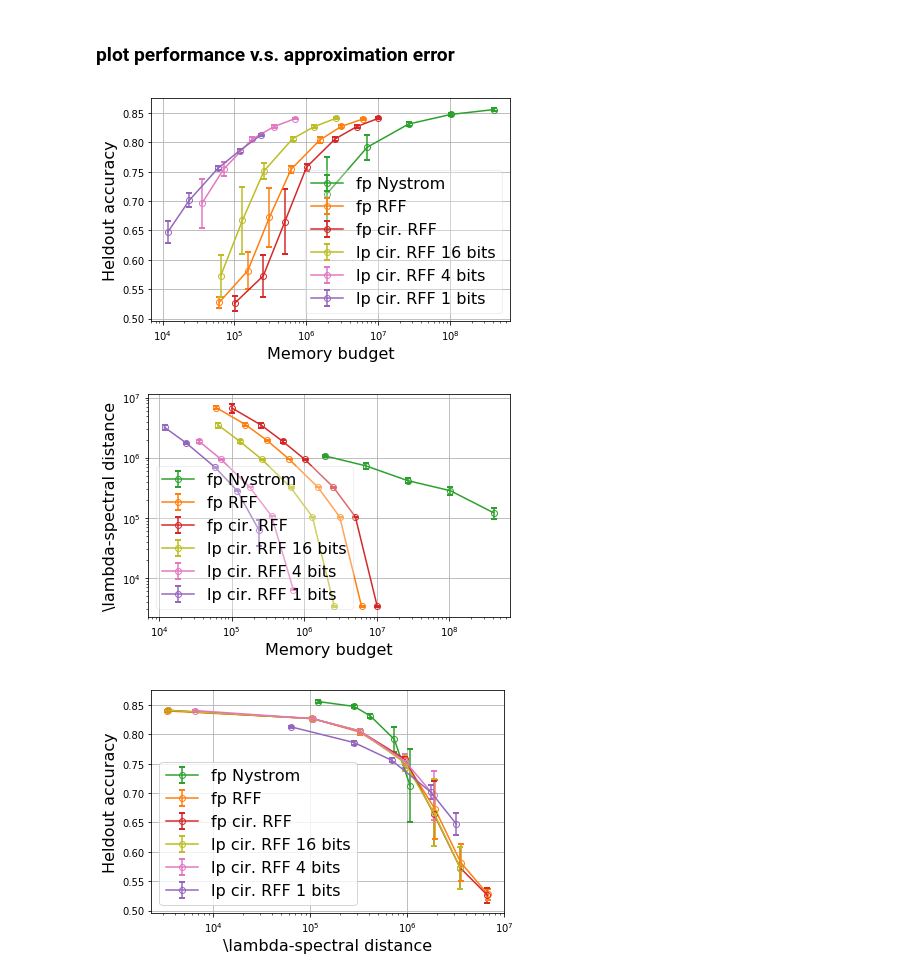
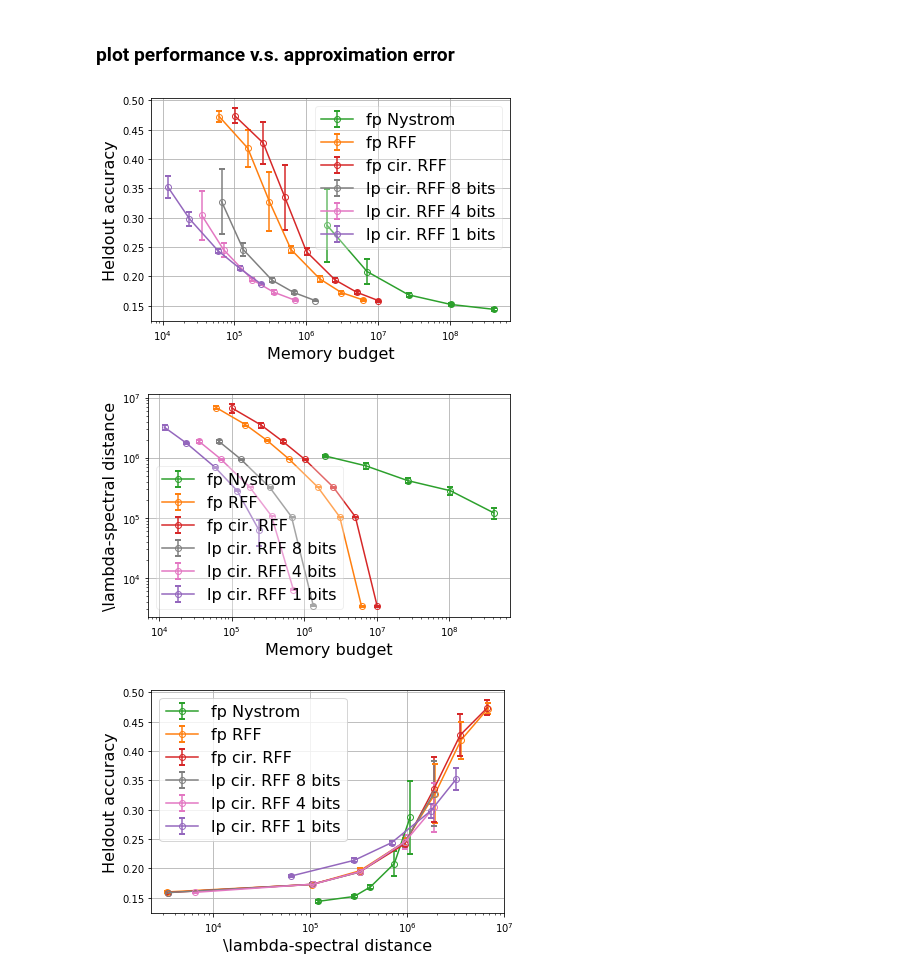
Before and after one commit to JianGoForIt/lp_rffs, a Jupyter notebook: kernel_reg/notebook/correlation-covtype-closeness-vs-kernel-approximation-error-real-setting-with-lambdastar-from-exact-kernel-with-delta-low-precision.ipynb, the cells around one changed output. Saved outputs shown, nothing was run; the diff lists cells and outputs as text; code cells hidden in the pictures.

Commit message:
finalize figure plot for swap

```diff
--- a/kernel_reg/notebook/correlation-covtype-closeness-vs-kernel-approximation-error-real-setting-with-lambdastar-from-exact-kernel-with-delta-low-precision.ipynb
+++ b/kernel_reg/notebook/correlation-covtype-closeness-vs-kernel-approximation-error-real-setting-with-lambdastar-from-exact-kernel-with-delta-low-precision.ipynb
@@ -51,7 +104,8 @@ for nbit in [64, 16, 8, 4, 2, 1]:
     f_norm_list, l2_loss_list, delta_list = \
         get_results_for_one_precision(n_rff_feat, general_folder_measurement,
                                       general_folder_performance, general_folder_delta,
-                                      folder_pattern=folder_pattern, seeds=[1,2,3,4,5], min_best=False)
+                                      folder_pattern=folder_pattern, seeds=[1,2,3,4,5],
+                                      min_best=False, y_reverse=True)
     memory_list = [rff_mem_func(x) for x in n_rff_feat]
     f_norm_dict_cir_rff[nbit] = deepcopy(f_norm_list)
     l2_loss_list_cir_rff[nbit] = deepcopy(l2_loss_list)
@@ -68,7 +122,8 @@ folder_pattern = "covtype_with_metric_type_nystrom_l2_reg_1e-05_n_fp_feat_unk_op
 f_norm_list_nystrom, l2_loss_list_nystrom, delta_list_nystrom = \
     get_results_for_one_precision(n_nystrom_feat, general_folder_measurement,
                                   general_folder_performance, general_folder_delta,
-                                  folder_pattern=folder_pattern, seeds=[1,2,3,4,5], min_best=False)
+                                  folder_pattern=folder_pattern, seeds=[1,2,3,4,5],
+                                  min_best=False, y_reverse=True)
 memory_list_nystrom = [nystrom_mem_func(x) for x in n_nystrom_feat]
 
 # get results from basic rff runs
@@ -82,7 +137,8 @@ folder_pattern = "covtype_type_rff_l2_reg_1e-05_n_feat_unk_n_bit_" + str(64) + "
 f_norm_list_rff, l2_loss_list_rff, delta_list_rff = \
     get_results_for_one_precision(n_rff_feat, general_folder_measurement,
                                   general_folder_performance, general_folder_delta,
-                                  folder_pattern=folder_pattern, seeds=[1,2,3,4,5], min_best=False)
+                                  folder_pattern=folder_pattern, seeds=[1,2,3,4,5],
+                                  min_best=False, y_reverse=True)
 memory_list_rff = [rff_mem_func(x) for x in n_rff_feat]
 
 
@@ -92,7 +148,7 @@ data_list = []
 data_list.append(("fp Nystrom", memory_list_nystrom, l2_loss_list_nystrom) )
 data_list.append(("fp RFF", memory_list_rff, l2_loss_list_rff) )
 data_list.append(("fp cir. RFF", memory_list_cir_rff[64], l2_loss_list_cir_rff[64] ) )
-for nbit in [16, 4, 1]:
+for nbit in [8, 4, 1]:
     data_list.append(("lp cir. RFF " + str(nbit) + " bits", memory_list_cir_rff[nbit], l2_loss_list_cir_rff[nbit] ) )
 color_dict = get_colors()
 plot_figure(data_list, color_dict)
@@ -111,7 +167,7 @@ data_list = []
 data_list.append(("fp Nystrom", memory_list_nystrom, delta_list_nystrom) )
 data_list.append(("fp RFF", memory_list_rff, delta_list_rff) )
 data_list.append(("fp cir. RFF", memory_list_cir_rff[64], delta_list_cir_rff[64] ) )
-for nbit in [16, 4, 1]:
+for nbit in [8, 4, 1]:
     data_list.append(("lp cir. RFF " + str(nbit) + " bits", memory_list_cir_rff[nbit], delta_list_cir_rff[nbit] ) )
 color_dict = get_colors()
 plot_figure(data_list, color_dict)
@@ -126,22 +182,12 @@ plt.savefig("./figures/classification_delta_vs_mem.pdf")
 # plt.ylim([None, 2e8])
 plt.show()
 
-# plt.figure()
-# plt.plot(delta_list_rff, l2_loss_list_rff, "-o", label="fp rff ")
-# plt.plot(delta_list_nystrom, l2_loss_list_nystrom, "-o", label="fp Nystrom ")
-# for nbit in [64, 16, 4, 1]:
-#     if nbit == 64:
-#         plt.plot(delta_list_cir_rff[nbit], l2_loss_list_cir_rff[nbit], "-o", label="fp cir rff ")
-#     else:
-#         plt.plot(delta_list_cir_rff[nbit], l2_loss_list_cir_rff[nbit], "-o", label="lp cir rff " + str(nbit) )
-# plt.grid()
-# plt.yscale("log")
 plt.figure()
 data_list = []
 data_list.append(("fp Nystrom", delta_list_nystrom, l2_loss_list_nystrom) )
 data_list.append(("fp RFF", delta_list_rff, l2_loss_list_rff) )
 data_list.append(("fp cir. RFF", delta_list_cir_rff[64], l2_loss_list_cir_rff[64] ) )
-for nbit in [16, 4, 1]:
+for nbit in [8, 4, 1]:
     data_list.append(("lp cir. RFF " + str(nbit) + " bits", delta_list_cir_rff[nbit], l2_loss_list_cir_rff[nbit] ) )
 color_dict = get_colors()
 plot_figure(data_list, color_dict, ave_x=True)
@@ -155,33 +201,33 @@ plt.savefig("./figures/classification_acc_vs_delta.pdf")
 # plt.ylim([None, 2e8])
 plt.show()
 
 
 # # plt.figure()
 # # for nbit in [64, 16, 8, 4, 2, 1]:
 # #     plt.plot(n_rff_feat_dict[nbit], l2_loss_list_cir_rff[nbit], "-o", label="cir rff " + str(nbit) )
 # # plt.plot(n_rff_feat_dict[64], l2_loss_list_rff, "-o", label="basic rff " + str(64) )
 # # plt.plot(n_nystrom_feat, l2_loss_list_nystrom, "-o", label="Nystrom " + str(64) )
 # # plt.grid()
 # # # plt.yscale("log")
 # # plt.xscale("log")
 # # plt.title("acc vs n feat")
 # # plt.legend()
 # # # plt.ylim([None, 2e8])
 # # plt.show()
 
 # # plt.figure()
 # # for nbit in [64, 16, 8, 4, 2, 1]:
 # #     plt.plot(n_rff_feat_dict[nbit], delta_list_cir_rff[nbit], "-o", label="cir rff " + str(nbit) )
 # # plt.plot(n_rff_feat_dict[64], delta_list_rff, "-o", label="basic rff " + str(64) )
 # # plt.plot(n_nystrom_feat, delta_list_nystrom, "-o", label="Nystrom " + str(64) )
 # # plt.grid()
 # # plt.yscale("log")
 # # plt.xscale("log")
 # # plt.title("delta vs n feat")
 # # plt.legend()
 # # # plt.ylim([None, 2e8])
 # # plt.show()
 # %% [output]
-[figure, old version]
+[figure, new version]
-[figure, old version]
+[figure, new version]
-[figure, old version]
+[figure, new version]
```
Also changed, not shown: parts of 2 cells of this notebook, 2 other files.
